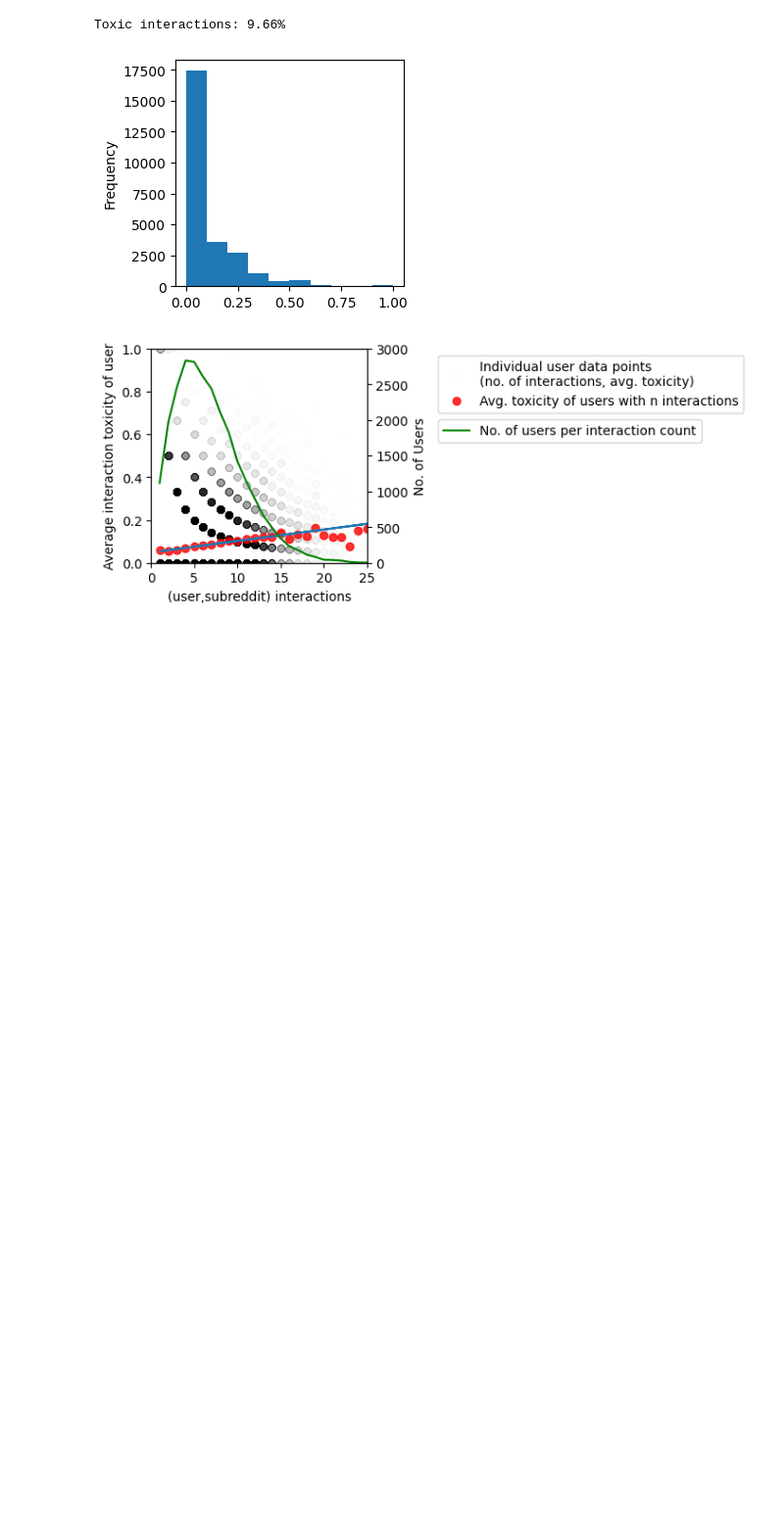
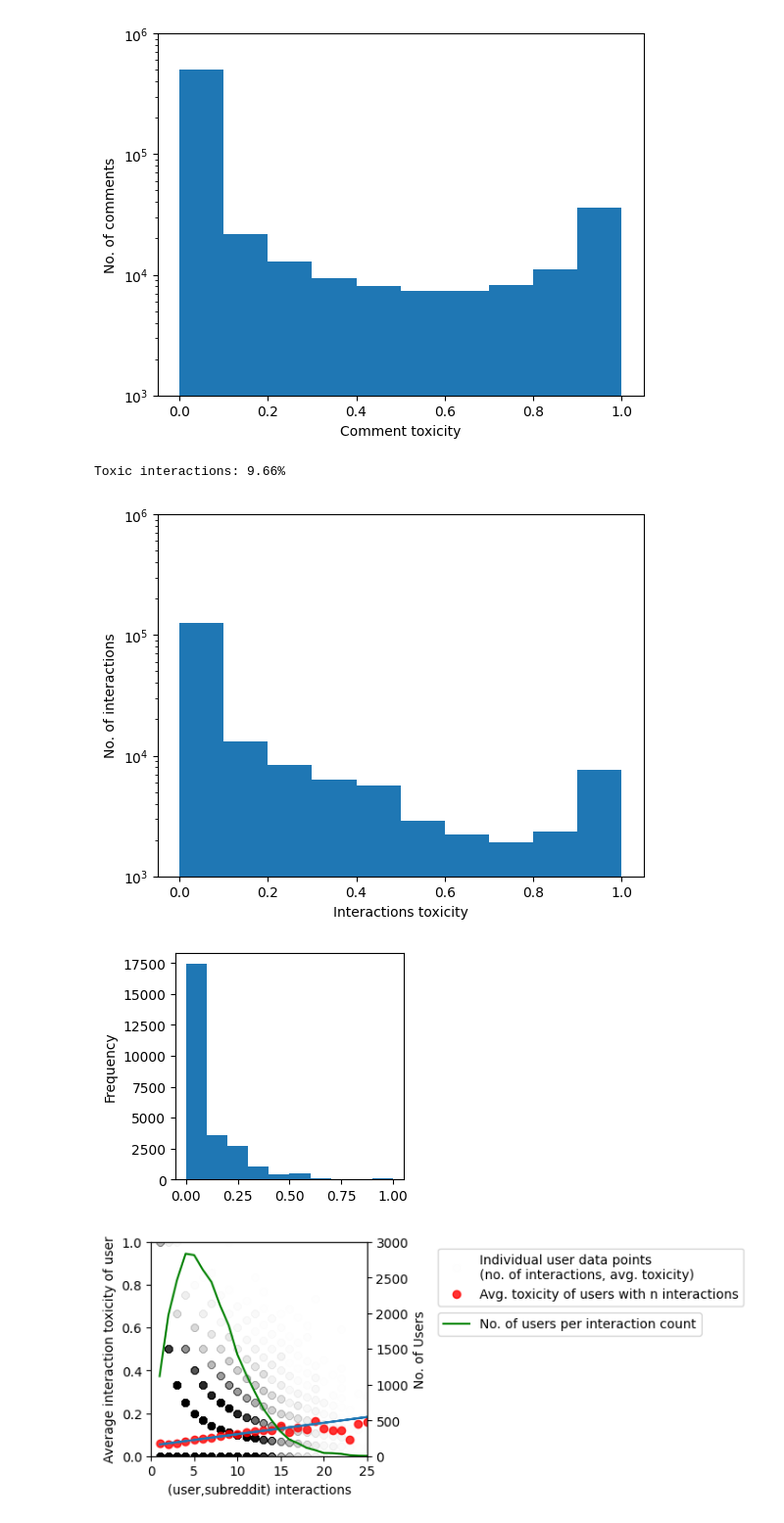
Before and after one commit to Kominaru/AnticipateToxicity, a Jupyter notebook: train_toxicity_model.ipynb, the cells around one changed output. Shown at 98% size. Cells and saved outputs as stored; diff of their text form; code cells hidden in the pictures; blank space fills up the shorter version.

```diff
--- a/train_toxicity_model.ipynb
+++ b/train_toxicity_model.ipynb
@@ -43,27 +47,43 @@ device = torch.device("cuda" if torch.cuda.is_available() and CONFIG['TRAIN_WITH
 # %%
 #
 # Read dataset and obtain the basic model inputs and outputs
 #
 
 df=pd.read_csv(f'{CONFIG["DATASETS_PATH"]}/{CONFIG["DATASET_NAME"]}_preprocessed_toxicity.csv',encoding='UTF_8')
 
+
 #We roughly defined a (user,subreddit) interaction as toxic when the mean toxicity is >0
 df["Toxicity"]=torch.sigmoid(torch.Tensor(df["Toxicity"]))
-df=df.groupby(['author_id','subreddit_id'],as_index=False)['Toxicity'].mean()
-df['Toxicity']=df['Toxicity'].apply(lambda x: round(x))
+plot = df['Toxicity'].plot.hist(log=True)
+plot.set_ylabel('No. of comments')
+plot.set_ylim((10e2, 10e5))
+plot.set_xlabel('Comment toxicity')
+if CONFIG["INTERACTION_DEFINITION"]=="max":
+    df=df.groupby(['author_id','subreddit_id'],as_index=False)['Toxicity'].max()
+elif CONFIG["INTERACTION_DEFINITION"]=="mean":
+    df=df.groupby(['author_id','subreddit_id'],as_index=False)['Toxicity'].mean()
 
-print(f"Toxic interactions: {(100*(df['Toxicity'].sum()/len(df['Toxicity']))):.2f}%") #Percentage of toxic interactions (not comments!)
+plt.show()
+plot = df['Toxicity'].plot.hist(log=True)
+plot.set_ylabel('No. of interactions')
+plot.set_ylim((10e2, 10e5))
+plot.set_xlabel('Interactions toxicity')
+if CONFIG["TRAINING_GOAL"]!="regression":
+    df['Toxicity']=df['Toxicity'].apply(lambda x: round(x))
+    print(f"Toxic interactions: {(100*(df['Toxicity'].sum()/len(df['Toxicity']))):.2f}%") #Percentage of toxic interactions (not comments!)
 
 #Primary inputs (author_id, subreddit_id) and outputs (toxicity)
 x=df.drop(['Toxicity'],axis=1).to_numpy().astype(int)
 y=df['Toxicity'].to_numpy()
 
 
 
 n_users=df['author_id'].nunique()
 n_subreddits=df['subreddit_id'].nunique()
 # %% [output]
+[figure, added]
 Toxic interactions: 9.66%
+[figure, added]
 # %%
 #
 # Data analysis and plots
```
Also changed, not shown: parts of 9 cells of this notebook, 53 other files.
